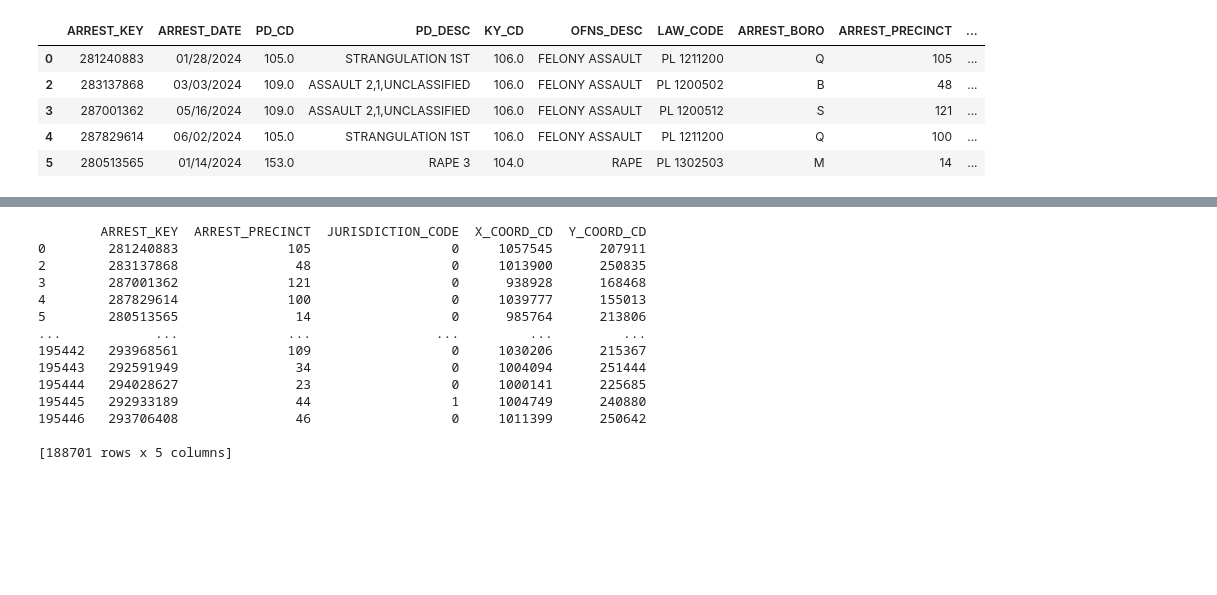
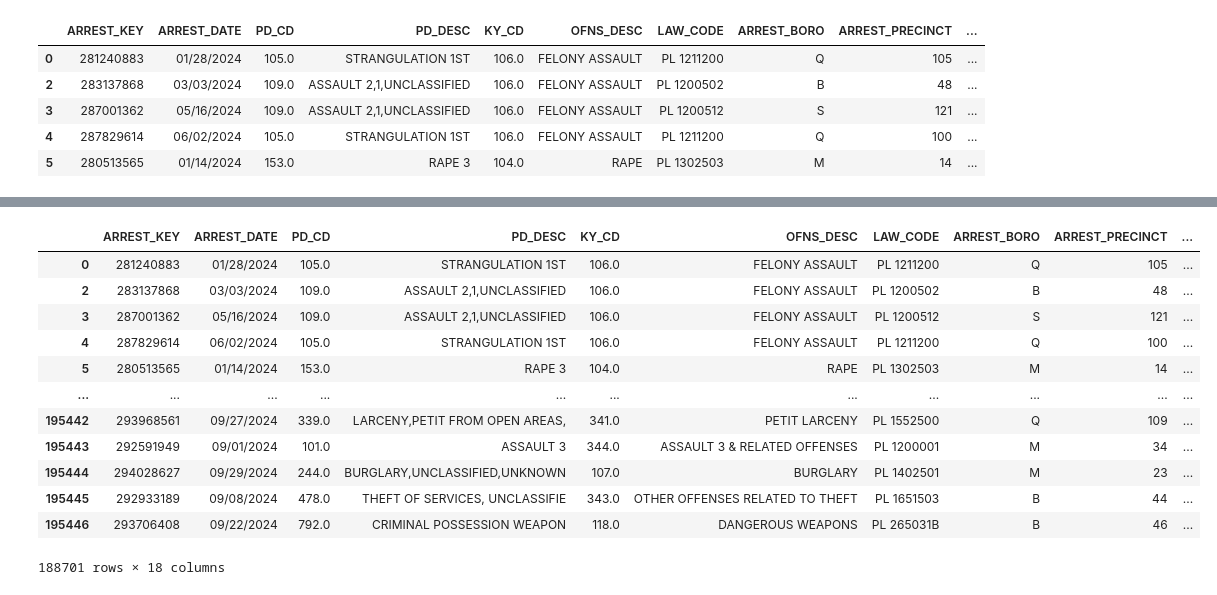
Before and after one commit to annahauk/CS513, a Jupyter notebook: analysis.ipynb, the cells around one changed output, grey strips where cells are left out. Cells and saved outputs as stored; diff of their text form; code cells hidden in the pictures; blank space fills up the shorter version.

```diff
--- a/analysis.ipynb
+++ b/analysis.ipynb
@@ -59,29 +115,29 @@ attr_train, attr_test, target_train, target_test = train_test_split(attr, target
 from sklearn.preprocessing import OneHotEncoder
 from sklearn.compose import ColumnTransformer
 # Identify the numerical columns
-print(df.select_dtypes(include=int))
+# print(df.select_dtypes(include=int))
 
 # Be careful - ARREST_PRECINCT and JURISDICTION code are numerical, but are categorical (not continuous)
-categorical_columns = []
-categorical_columns.append(['ARREST_PRECINCT', _JURISDICTION_CODE])
+categorical_columns=['ARREST_PRECINCT', _JURISDICTION_CODE]
 
 preprocessor = ColumnTransformer(
     transformers=[
         ('cat', OneHotEncoder(), categorical_columns)
     ]
 )
-# %% [output]
-        ARREST_KEY  ARREST_PRECINCT  JURISDICTION_CODE  X_COORD_CD  Y_COORD_CD
-0        281240883              105                  0     1057545      207911
-2        283137868               48                  0     1013900      250835
-3        287001362              121                  0      938928      168468
-4        287829614              100                  0     1039777      155013
-5        280513565               14                  0      985764      213806
-...            ...              ...                ...         ...         ...
-195442   293968561              109                  0     1030206      215367
-195443   292591949               34                  0     1004094      251444
-195444   294028627               23                  0     1000141      225685
-195445   292933189               44                  1     1004749      240880
-195446   293706408               46                  0     1011399      250642
-
-[188701 rows x 5 columns]
+# %%
+attr
+# %% [output]
+|  | ARREST_KEY | ARREST_DATE | PD_CD | PD_DESC | KY_CD | OFNS_DESC | LAW_CODE | ARREST_BORO | ARREST_PRECINCT | ... |
+| 0 | 281240883 | 01/28/2024 | 105.0 | STRANGULATION 1ST | 106.0 | FELONY ASSAULT | PL 1211200 | Q | 105 | ... |
+| 2 | 283137868 | 03/03/2024 | 109.0 | ASSAULT 2,1,UNCLASSIFIED | 106.0 | FELONY ASSAULT | PL 1200502 | B | 48 | ... |
+| 3 | 287001362 | 05/16/2024 | 109.0 | ASSAULT 2,1,UNCLASSIFIED | 106.0 | FELONY ASSAULT | PL 1200512 | S | 121 | ... |
+| 4 | 287829614 | 06/02/2024 | 105.0 | STRANGULATION 1ST | 106.0 | FELONY ASSAULT | PL 1211200 | Q | 100 | ... |
+| 5 | 280513565 | 01/14/2024 | 153.0 | RAPE 3 | 104.0 | RAPE | PL 1302503 | M | 14 | ... |
+| ... | ... | ... | ... | ... | ... | ... | ... | ... | ... | ... |
+| 195442 | 293968561 | 09/27/2024 | 339.0 | LARCENY,PETIT FROM OPEN AREAS, | 341.0 | PETIT LARCENY | PL 1552500 | Q | 109 | ... |
+| 195443 | 292591949 | 09/01/2024 | 101.0 | ASSAULT 3 | 344.0 | ASSAULT 3 & RELATED OFFENSES | PL 1200001 | M | 34 | ... |
+| 195444 | 294028627 | 09/29/2024 | 244.0 | BURGLARY,UNCLASSIFIED,UNKNOWN | 107.0 | BURGLARY | PL 1402501 | M | 23 | ... |
+| 195445 | 292933189 | 09/08/2024 | 478.0 | THEFT OF SERVICES, UNCLASSIFIE | 343.0 | OTHER OFFENSES RELATED TO THEFT | PL 1651503 | B | 44 | ... |
+| 195446 | 293706408 | 09/22/2024 | 792.0 | CRIMINAL POSSESSION WEAPON | 118.0 | DANGEROUS WEAPONS | PL 265031B | B | 46 | ... |
+188701 rows × 18 columns
```
Also changed, not shown: parts of 6 cells of this notebook.
